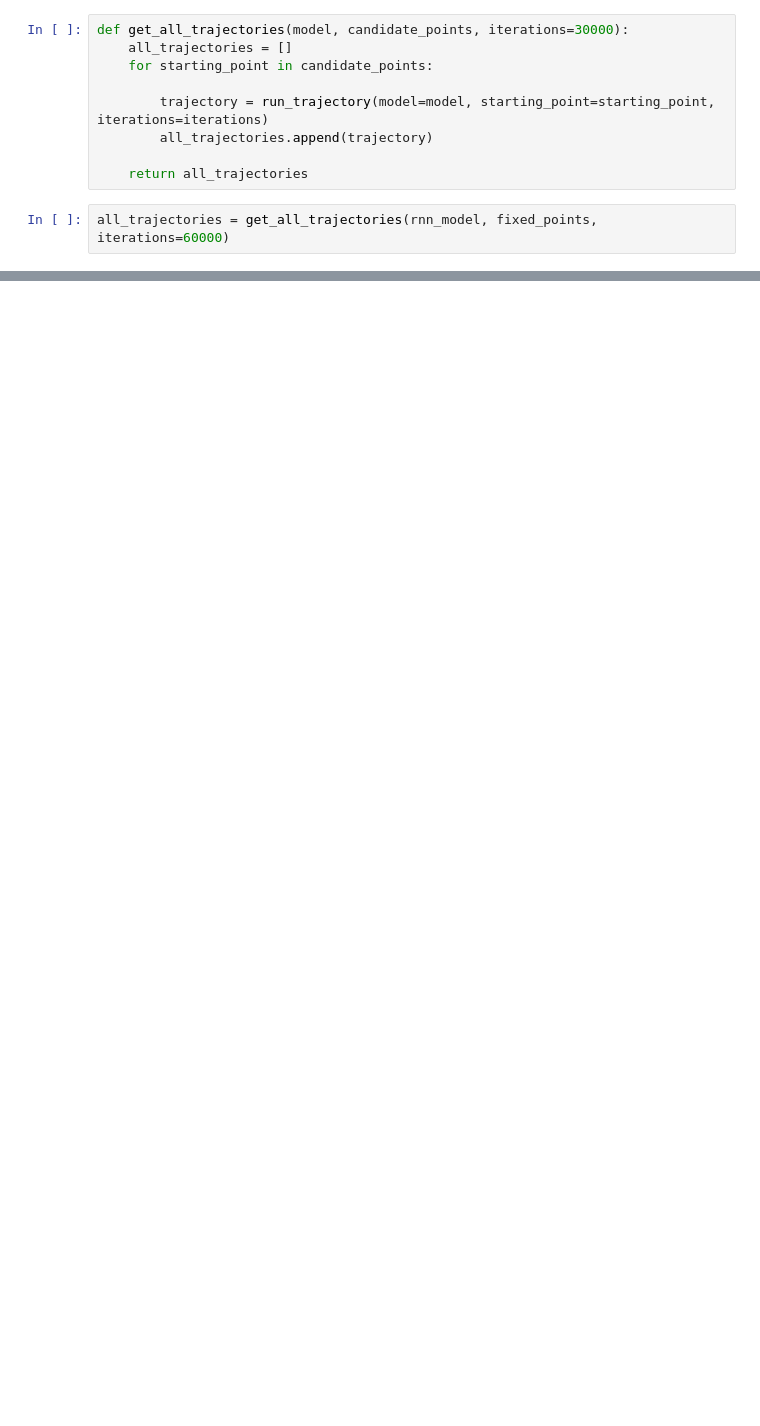
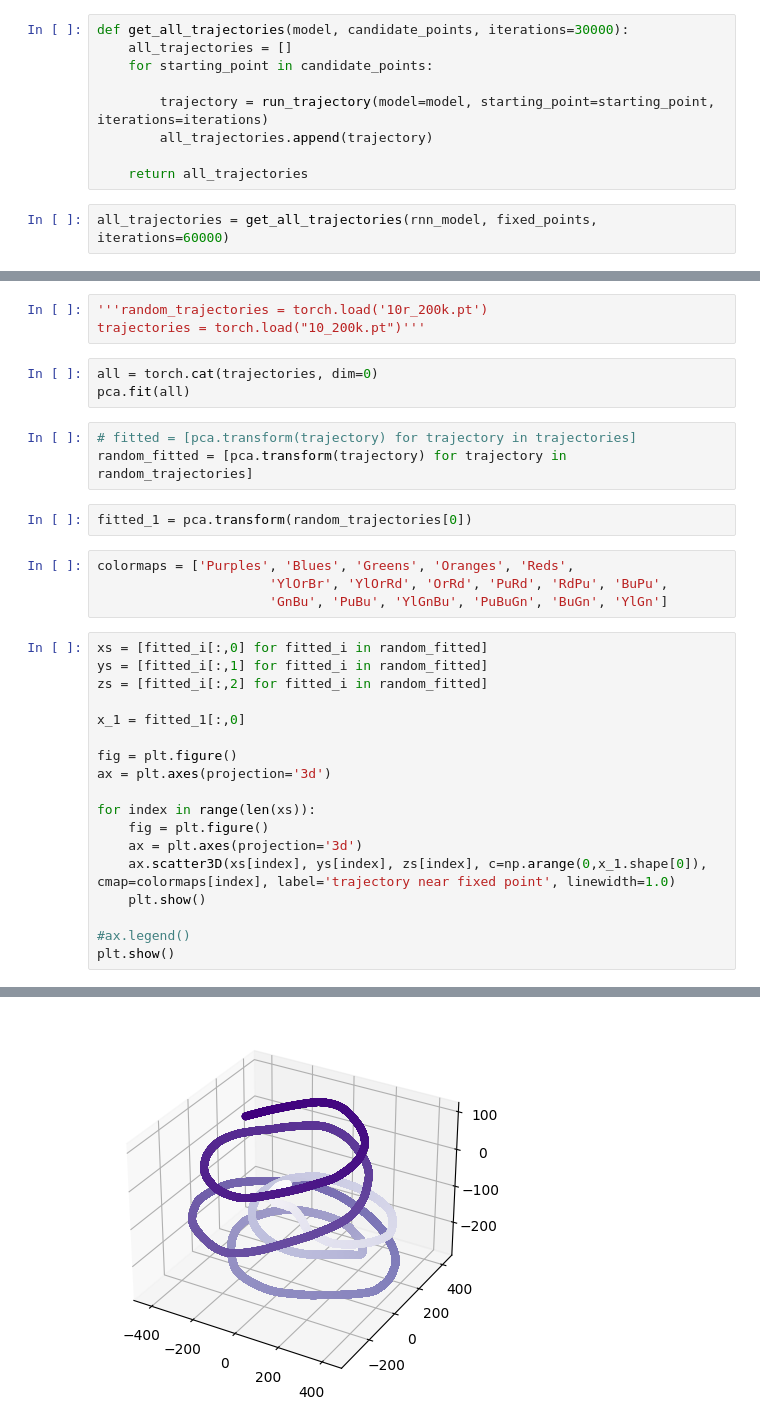
Before and after one commit to andrzeng/MAT6215finalproject, a Jupyter notebook: Refactored Fixedpoints finder.ipynb, the cells around one changed output, grey strips where cells are left out. Drawn from its saved outputs; the diff is of its cells as text; blank space fills up the shorter version.

Commit message:
refactored fixed points finder and plotter

```diff
--- a/Refactored Fixedpoints finder.ipynb
+++ b/Refactored Fixedpoints finder.ipynb
@@ -363,0 +212,34 @@ plt.show()
+# %%
+'''random_trajectories = torch.load('10r_200k.pt')
+trajectories = torch.load("10_200k.pt")'''
+# %%
+all = torch.cat(trajectories, dim=0)
+pca.fit(all)
+# %%
+# fitted = [pca.transform(trajectory) for trajectory in trajectories]
+random_fitted = [pca.transform(trajectory) for trajectory in random_trajectories]
+# %%
+fitted_1 = pca.transform(random_trajectories[0])
+# %%
+colormaps = ['Purples', 'Blues', 'Greens', 'Oranges', 'Reds',
+                      'YlOrBr', 'YlOrRd', 'OrRd', 'PuRd', 'RdPu', 'BuPu',
+                      'GnBu', 'PuBu', 'YlGnBu', 'PuBuGn', 'BuGn', 'YlGn']
+# %%
+xs = [fitted_i[:,0] for fitted_i in random_fitted]
+ys = [fitted_i[:,1] for fitted_i in random_fitted]
+zs = [fitted_i[:,2] for fitted_i in random_fitted]
+
+x_1 = fitted_1[:,0]
+
+fig = plt.figure()
+ax = plt.axes(projection='3d')
+
+for index in range(len(xs)):
+    fig = plt.figure()
+    ax = plt.axes(projection='3d')
+    ax.scatter3D(xs[index], ys[index], zs[index], c=np.arange(0,x_1.shape[0]), cmap=colormaps[index], label='trajectory near fixed point', linewidth=1.0)
+    plt.show()
+
+#ax.legend()
+plt.show()
+# %% [output]
@@ -363,0 +247 @@ plt.show()
+[figure, added]
```
Also changed, not shown: parts of 22 cells of this notebook.
